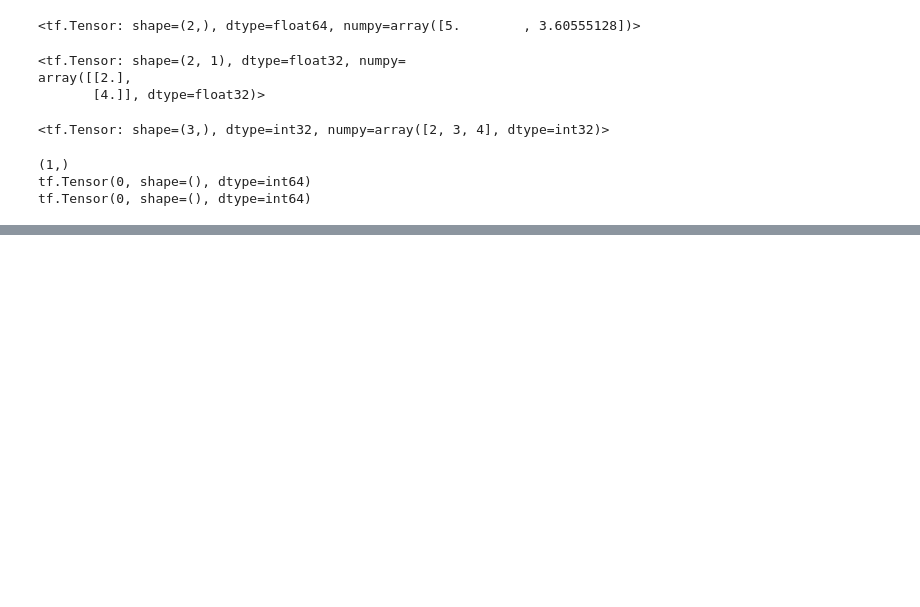
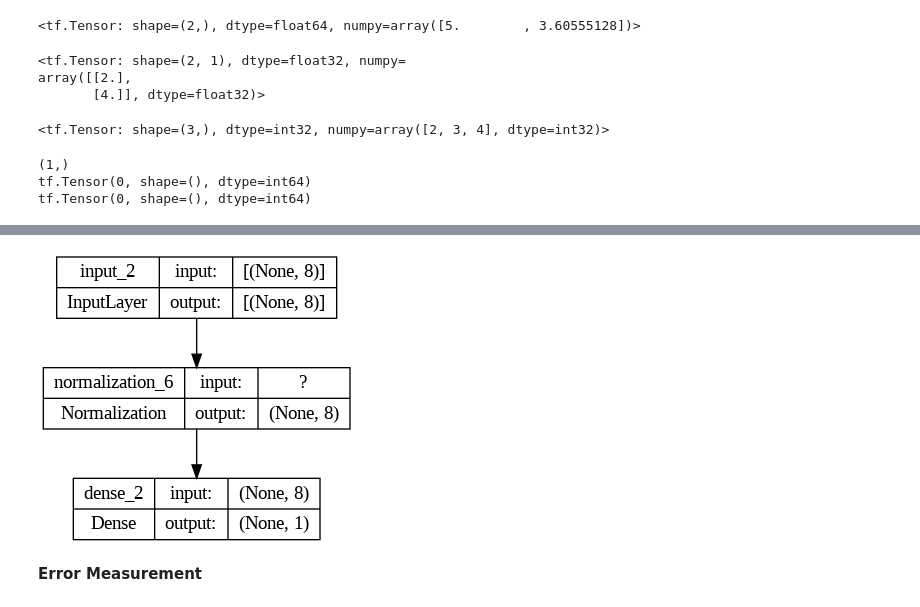
Before and after one commit to rameshver43/Practice, a Jupyter notebook: Deep_Learning_for_computer_vision.ipynb, the cells around one changed output, grey strips where cells are left out. Drawn from its saved outputs; the diff is of its cells as text; code cells hidden in the pictures; blank space fills up the shorter version.

```diff
--- a/Deep_Learning_for_computer_vision.ipynb
+++ b/Deep_Learning_for_computer_vision.ipynb
@@ -368,0 +546,6 @@ tf.Tensor(0, shape=(), dtype=int64)
+# %%
+#tf.keras.layers.Normalization
+normalizer = Normalization()   #(x-mean)/std    Normalization(axis =-1, mean =5, variance =4)
+normalizer.adapt(X)
+normalizer(X)
+print(X)
@@ -368,0 +567,6 @@ tf.Tensor(0, shape=(), dtype=int64)
+# %%
+model = tf.keras.Sequential([
+    InputLayer(input_shape=(8,)),
+    normalizer,
+    Dense(1),]   #Sequential Api to generate model, Functional Api, Subclassing method
+)
@@ -368,0 +590,4 @@ tf.Tensor(0, shape=(), dtype=int64)
+# %%
+tf.keras.utils.plot_model(model, to_file ="model.png", show_shapes=True)
+# %% [output]
+[figure, added]
@@ -368,0 +596,2 @@ tf.Tensor(0, shape=(), dtype=int64)
+# %% [markdown]
+**Error Measurement**
```
Also changed, not shown: parts of 25 cells of this notebook.
